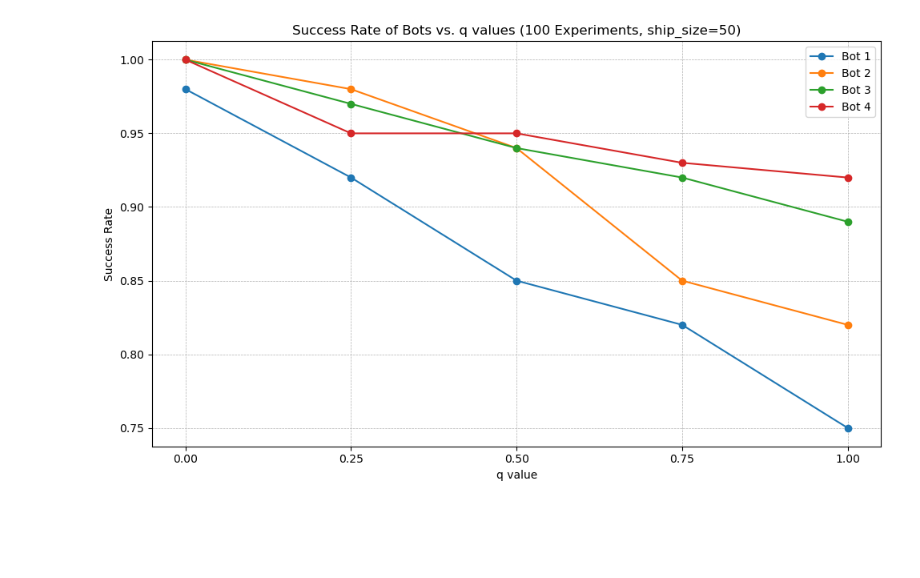
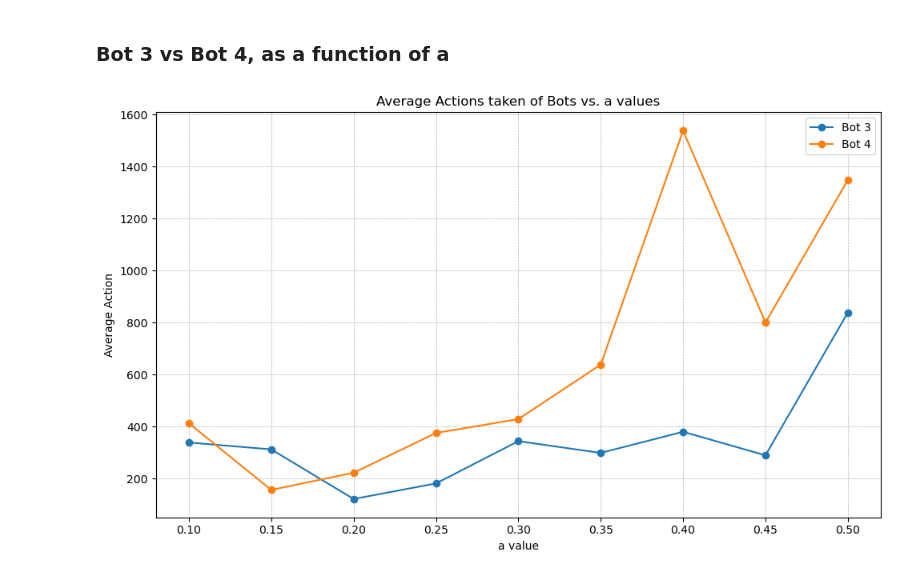
Before and after one commit to raphaeIl/CS440, a Jupyter notebook: Project 2/testing_results_graphs.ipynb, the cells around one changed output. Cells and saved outputs as stored; diff of their text form; code cells hidden in the pictures; blank space fills up the shorter version.

```diff
--- a/Project 2/testing_results_graphs.ipynb
+++ b/Project 2/testing_results_graphs.ipynb
@@ -38,29 +37,23 @@ plt.show()
-# %%
-import matplotlib.pyplot as plt
-
-# Hyperparameter values
-q_values = [0, 0.25, 0.5, 0.75, 1]
-
-bot1_data = [0.98, 0.92, 0.85, 0.82, 0.75]
-bot2_data = [1.0, 0.98, 0.94, 0.85, 0.82]
-bot3_data = [1.0, 0.97, 0.94, 0.92, 0.89]
-bot4_data = [1.0, 0.95, 0.95, 0.93, 0.92]
-plt.figure(figsize=(10, 6))
-plt.plot(q_values, bot1_data, marker='o', label='Bot 1')
-plt.plot(q_values, bot2_data, marker='o', label='Bot 2')
-plt.plot(q_values, bot3_data, marker='o', label='Bot 3')
-plt.plot(q_values, bot4_data, marker='o', label='Bot 4')
-
-plt.xticks(q_values)
-
-plt.title('Success Rate of Bots vs. q values (100 Experiments, ship_size=50)')
-plt.xlabel('q value')
-plt.ylabel('Success Rate')
-plt.legend()
-plt.grid(True, which='both', linestyle='--', linewidth=0.5)
-plt.tight_layout()
-
-# Display the plot
-plt.show()
-# %% [output]
-[figure, removed]
+# %% [markdown]
+### Bot 3 vs Bot 4, as a function of a
+# %%
+bot3_data = [339.3, 312.9, 122.3, 181.9, 344.5, 299.3, 380.5, 290.0, 839.2]
+bot4_data = [413.4, 157.1, 223.1, 375.9, 429.1, 638.7, 1537.7, 800.4, 1348.5]
+
+
+plt.figure(figsize=(10, 6))
+plt.plot(a_values, bot3_data, marker='o', label='Bot 3')
+plt.plot(a_values, bot4_data, marker='o', label='Bot 4')
+
+plt.xticks(a_values)
+
+plt.title('Average Actions taken of Bots vs. a values')
+plt.xlabel('a value')
+plt.ylabel('Average Action')
+plt.legend()
+plt.grid(True, which='both', linestyle='--', linewidth=0.5)
+plt.tight_layout()
+
+plt.show()
+# %% [output]
+[figure, added]
```
Also changed, not shown: parts of 9 cells of this notebook, 10 other files.
